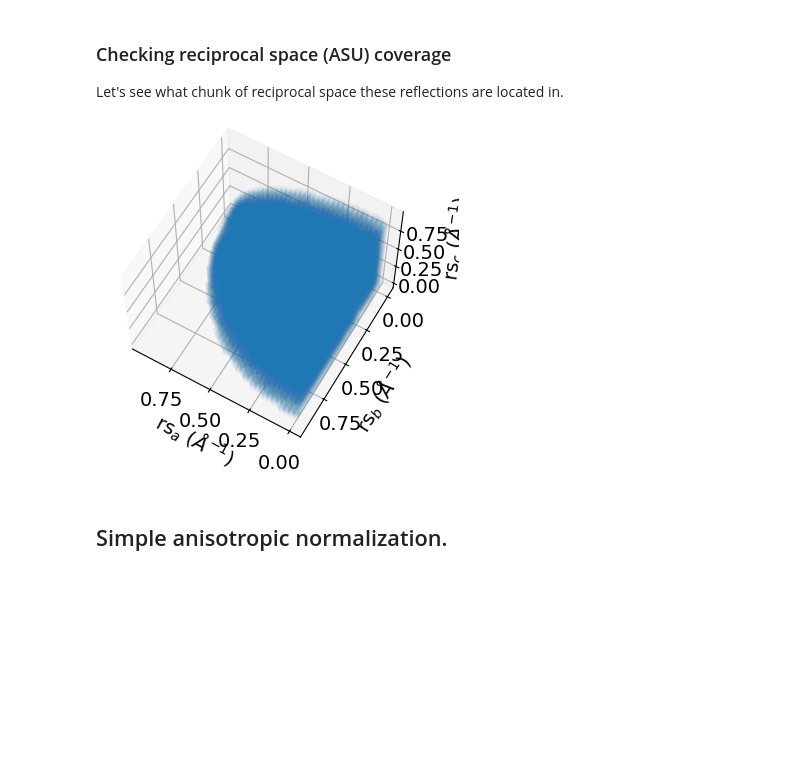
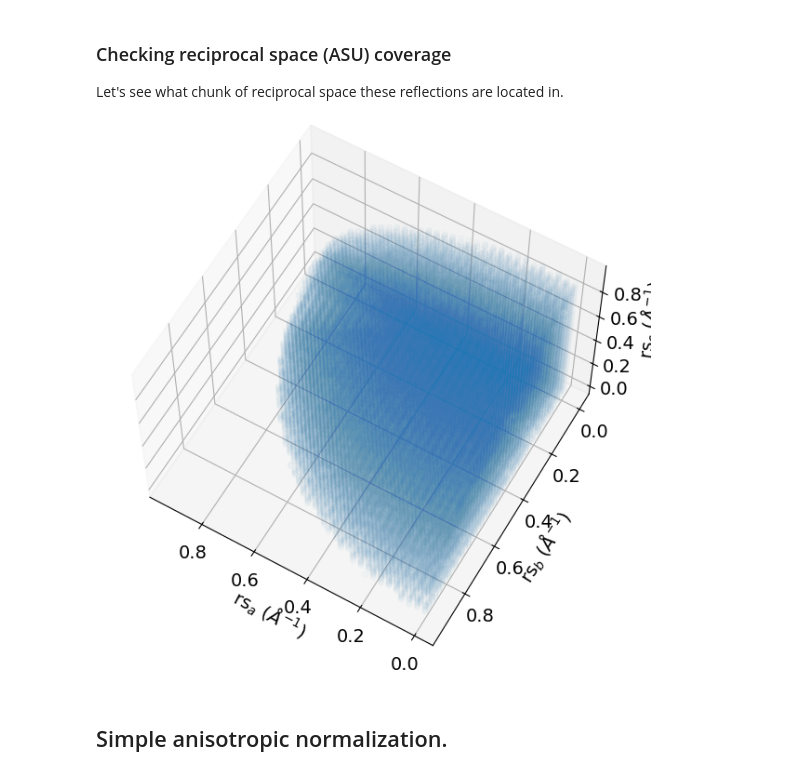
Before and after one commit to Hekstra-Lab/dw, a Jupyter notebook: 1_Dataset_prep_and_local_scaling.ipynb, the cells around one changed output. Saved outputs shown, nothing was run; the diff lists cells and outputs as text; code cells hidden in the pictures; blank space fills up the shorter version.

```diff
--- a/1_Dataset_prep_and_local_scaling.ipynb
+++ b/1_Dataset_prep_and_local_scaling.ipynb
@@ -168,16 +169,18 @@ ds1.compute_multiplicity(inplace=True);
 Let's see what chunk of reciprocal space these reflections are located in.
 # %%
 plt.ion
-fig = plt.figure(figsize=(6,4))
+fig = plt.figure(figsize=(6,6))
 ax = plt.axes(projection="3d")
 ax.scatter3D(ds1["rs_a"], ds1["rs_b"], ds1["rs_c"],alpha=0.02)
 ax.view_init(elev=60., azim=1200.)
 ax.set_xlabel(r"rs$_a$ ($\AA^{-1}$)")
 ax.set_ylabel(r"rs$_b$ ($\AA^{-1}$)")
 ax.set_zlabel(r"rs$_c$ ($\AA^{-1}$)")
+
+plt.tight_layout()
 plt.draw()
 # %% [output]
-[figure, old version]
+[figure, new version]
 # %% [markdown]
 ## Simple anisotropic normalization.
 # %% [markdown]
```
Also changed, not shown: parts of 5 cells of this notebook, 20 other files.
